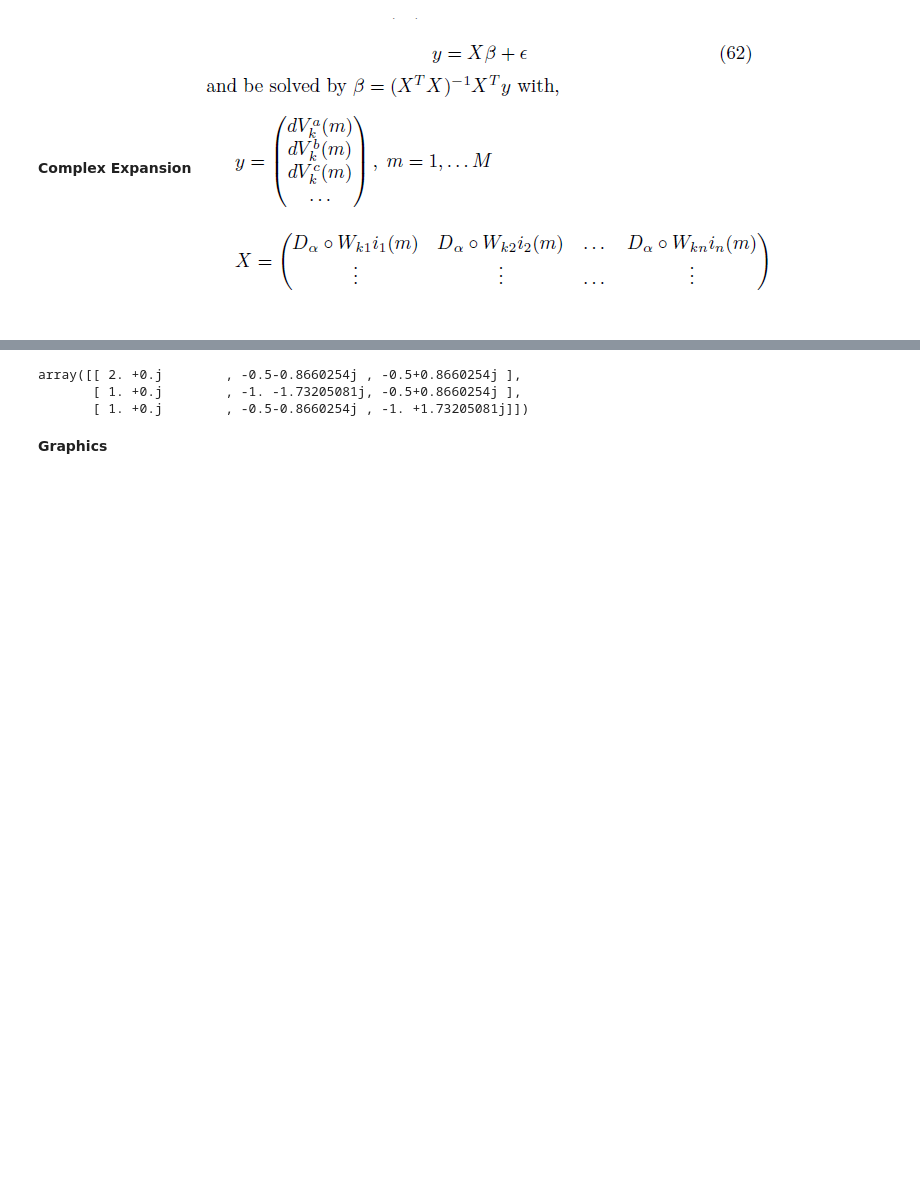
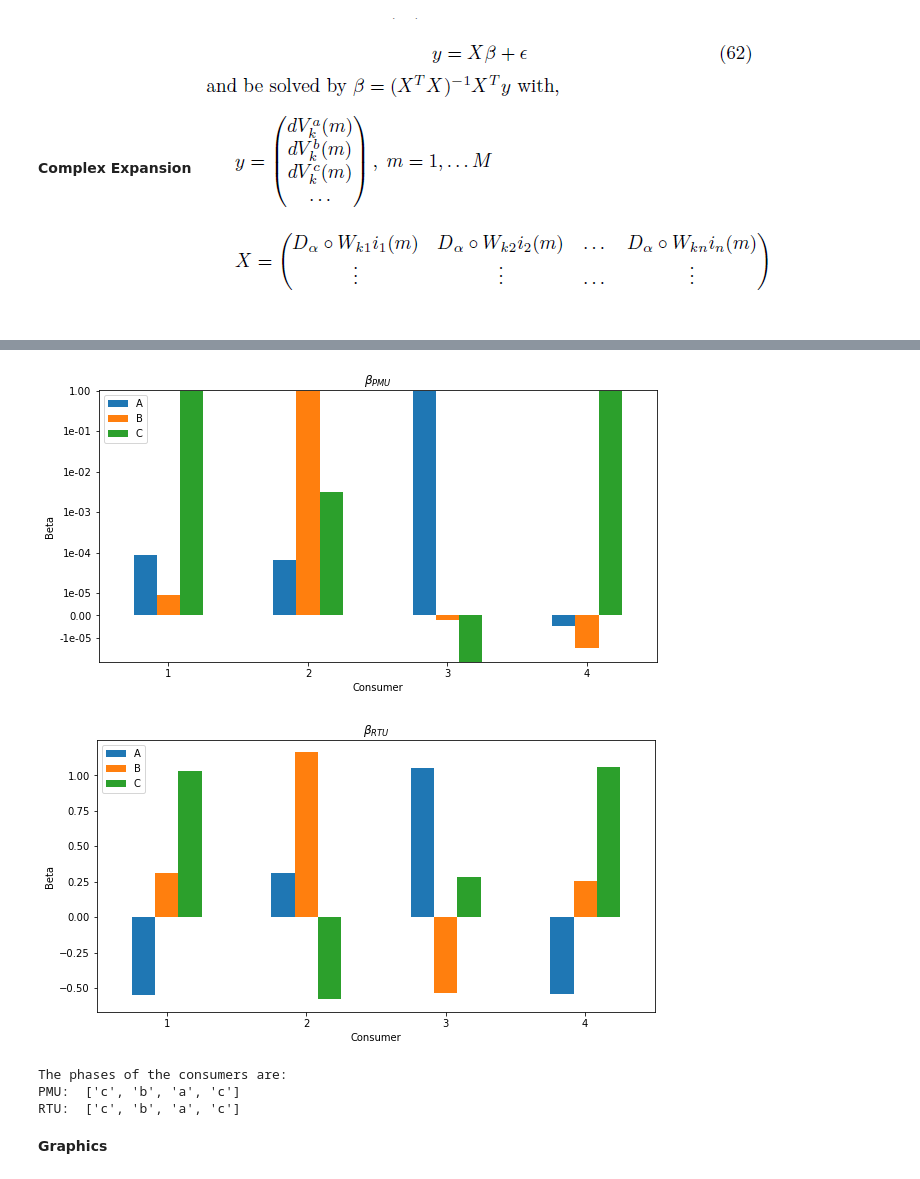
Before and after one commit to leobt23/ADRI, a Jupyter notebook: tpc5/Aula6_PhaseIdentification_Students.ipynb, the cells around one changed output, grey strips where cells are left out. Cells and saved outputs as stored; diff of their text form; code cells hidden in the pictures; blank space fills up the shorter version.

Commit message:
Extra challenges 1 and start of 2

```diff
--- a/tpc5/Aula6_PhaseIdentification_Students.ipynb
+++ b/tpc5/Aula6_PhaseIdentification_Students.ipynb
@@ -251,6 +180,0 @@ RTU:  [3, 2, 1, 3]
-# %%
-Z
-# %% [output]
-array([[ 2. +0.j        , -0.5-0.8660254j , -0.5+0.8660254j ],
-       [ 1. +0.j        , -1. -1.73205081j, -0.5+0.8660254j ],
-       [ 1. +0.j        , -0.5-0.8660254j , -1. +1.73205081j]])
@@ -257,3 +214,53 @@ array([[ 2. +0.j        , -0.5-0.8660254j , -0.5+0.8660254j ],
+# %%
+def numb_to_letter(num):
+    return chr(num + 96)
+
+# summing up the beta computation process in a function
+def compute_betas(X, vz):
+    # compute the betas
+    B = np.linalg.inv(X.T @ X) @ X.T @ vz
+    # take the real part of the betas
+    B_real = np.real(B)
+    return B_real
+
+# summing up the phase extraction from the betas in a function
+def extract_phases(B_real):
+    # find the phase of each consumer
+    list_phases = []
+    for i in range(len(B_real)//3):
+        # person_phase will be the index of the closeset value to 1 out of the three phases, from 1 to 3
+        person_phase = np.argmin(np.abs(B_real[3*i:3*i+3]-1)) + 1
+        # convert the index to the letter of the phase
+        phase = numb_to_letter(person_phase)
+        # append the phase to the list
+        list_phases.append(phase)
+    return list_phases
+
+
+def summarize_phase_id(X,vz,vz_abs):
+    Bpmu_real = compute_betas(X, vz)
+    Brtu_real = compute_betas(X, vz_abs)
+    list_phases_pmu = extract_phases(Bpmu_real)
+    list_phases_rtu= extract_phases(Brtu_real)
+    # barplot the betas
+    barplot_betas(Bpmu_real, r"$\beta_{PMU}$", True)
+    barplot_betas(Brtu_real, r"$\beta_{RTU}$", False)
+    # print the phases as lists
+    print("The phases of the consumers are:")
+    print("PMU: ",list_phases_pmu)
+    print("RTU: ",list_phases_rtu)
+
+# shapes of vz, X, beta
+# (36,) (36, 12) (12,)
+
+
+summarize_phase_id(X,vz,vz_abs)
+# %% [output]
+[figure, added]
+[figure, added]
+The phases of the consumers are:
+PMU:  ['c', 'b', 'a', 'c']
+RTU:  ['c', 'b', 'a', 'c']
 # %% [markdown]
 <b>Graphics
 # %%
```
Also changed, not shown: parts of 7 cells of this notebook.
